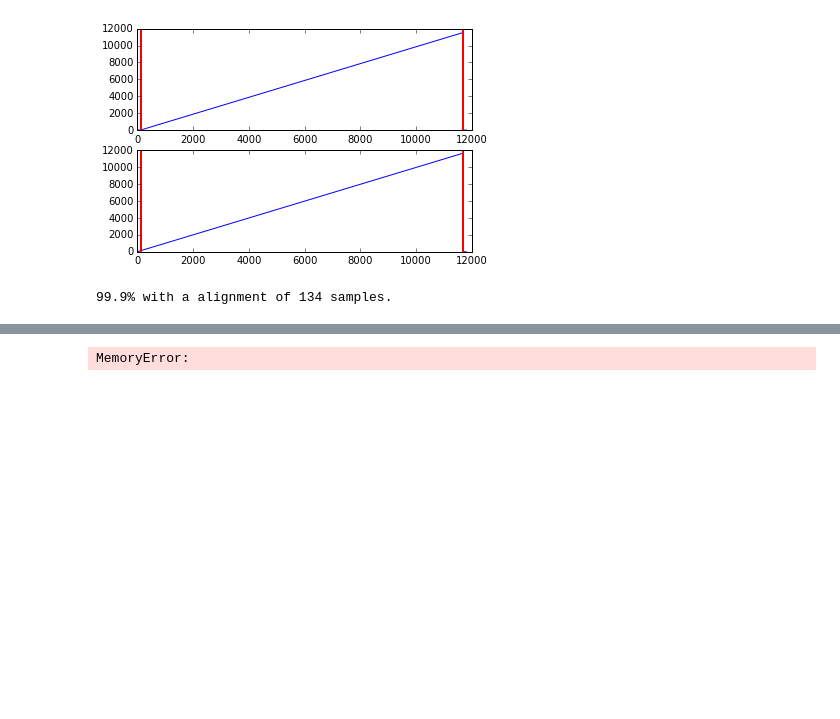
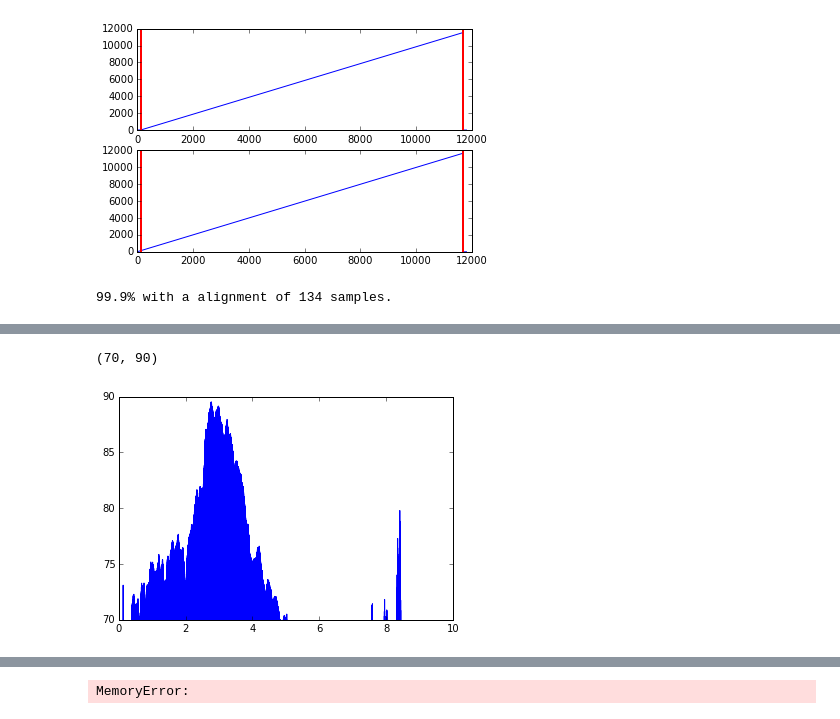
Before and after one commit to BirdMI-UniversityofAuckland/MichaelSandbox, a Jupyter notebook: MicSpeakerPro/MicSpeakerCheck_0.3.ipynb, the cells around one changed output, grey strips where cells are left out. Saved outputs shown, nothing was run; the diff lists cells and outputs as text; code cells hidden in the pictures; blank space fills up the shorter version.

```diff
--- a/MicSpeakerPro/MicSpeakerCheck_0.3.ipynb
+++ b/MicSpeakerPro/MicSpeakerCheck_0.3.ipynb
@@ -184 +188,16 @@ Finished playback!
+# %%
+spl_range_setting = 80
+
+array_to_draw = new_data_float
+Fs = 44100
+max_range = spl_range_setting + 10
+min_range = spl_range_setting - 10
+
+time = np.linspace(0,len(array_to_draw)/Fs,len(array_to_draw))
+
+plt.plot(time, 20*np.log10(array_to_draw)+max_range)
+plt.ylim((min_range,max_range))
+# %% [output]
+(70, 90)
+[figure, added]
 # %%
```
Also changed, not shown: parts of 2 cells of this notebook, 1 other file.
